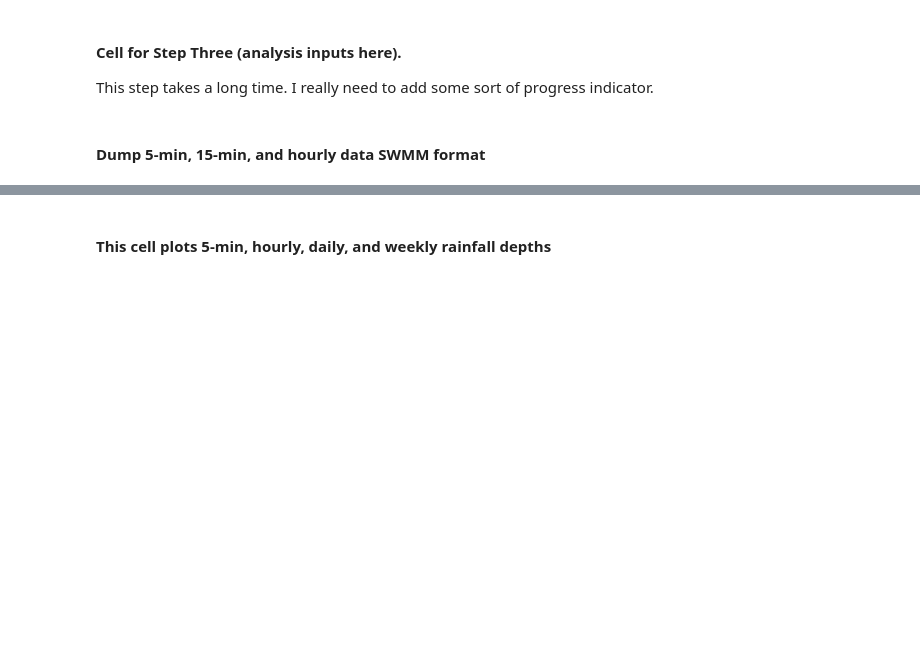
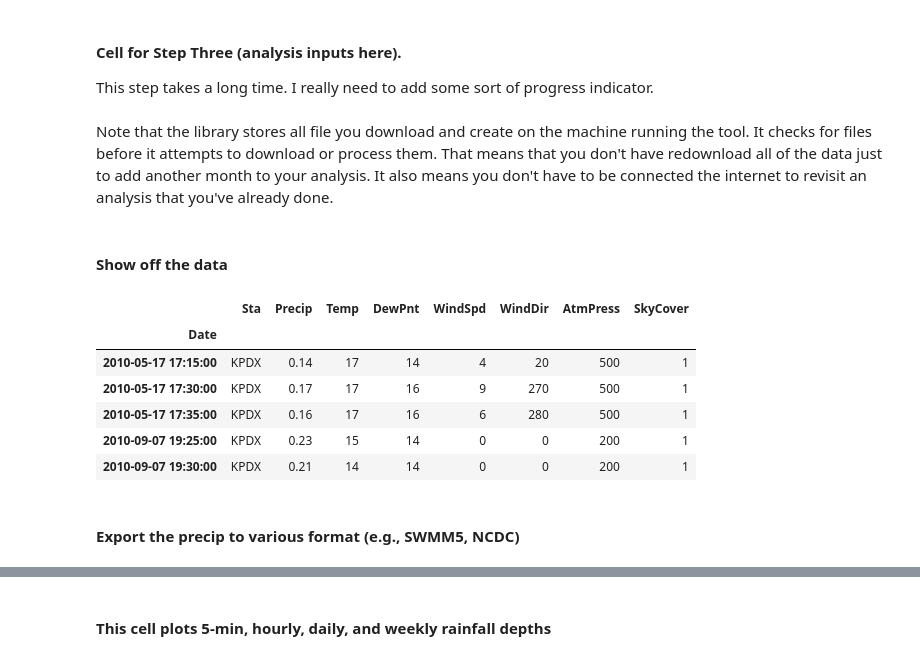
Before and after one commit to python-metar/python-metar, a Jupyter notebook: example.ipynb, the cells around one changed output, grey strips where cells are left out. Saved outputs shown, nothing was run; the diff lists cells and outputs as text; code cells hidden in the pictures; blank space fills up the shorter version.

```diff
--- a/example.ipynb
+++ b/example.ipynb
@@ -86,11 +85,24 @@ from IPython.display import HTML
 This step takes a long time. I really need to add some sort of progress indicator.
 # %%
 station_id = 'KPDX'
-startdate = '2011-10-1'
-enddate = '2013-9-30'
+startdate = '2010-1-1'
+enddate = '2013-10-31'
 # create the station
-sta = metar.WeatherStation(station_id)
-sta.getASOSData(startdate, enddate, filename='KPDX.csv')
-sta.data['asos'].head()
+sta = metar.WeatherStation(station_id, max_attempts=3)
+sta.getASOSData(startdate, enddate, filename='{0}.csv'.format(station_id))
-# %% [markdown]
-#### Dump 5-min, 15-min, and hourly data SWMM format
+# %% [markdown]
+Note that the library stores all file you download and create on the machine running the tool. It checks for files before it attempts to download or process them. That means that you don't have redownload all of the data just to add another month to your analysis. It also means you don't have to be connected the internet to revisit an analysis that you've already done.
+# %% [markdown]
+#### Show off the data
+# %%
+sta.data['asos'][sta.data['asos'].Precip > 0.1].head()
+# %% [output]
+|  | Sta | Precip | Temp | DewPnt | WindSpd | WindDir | AtmPress | SkyCover |
+| Date |  |  |  |  |  |  |  |  |
+| 2010-05-17 17:15:00 | KPDX | 0.14 | 17 | 14 | 4 | 20 | 500 | 1 |
+| 2010-05-17 17:30:00 | KPDX | 0.17 | 17 | 16 | 9 | 270 | 500 | 1 |
+| 2010-05-17 17:35:00 | KPDX | 0.16 | 17 | 16 | 6 | 280 | 500 | 1 |
+| 2010-09-07 19:25:00 | KPDX | 0.23 | 15 | 14 | 0 | 0 | 200 | 1 |
+| 2010-09-07 19:30:00 | KPDX | 0.21 | 14 | 14 | 0 | 0 | 200 | 1 |
+# %% [markdown]
+#### Export the precip to various format (e.g., SWMM5, NCDC)
```
Also changed, not shown: parts of 19 cells of this notebook, 1 other file.
